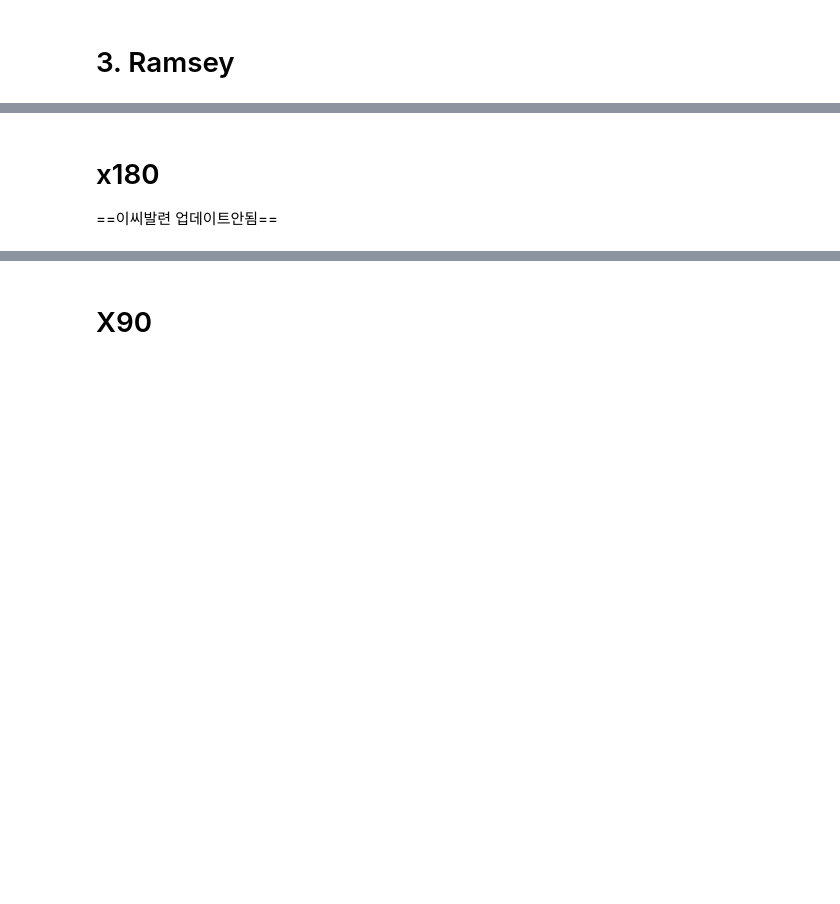
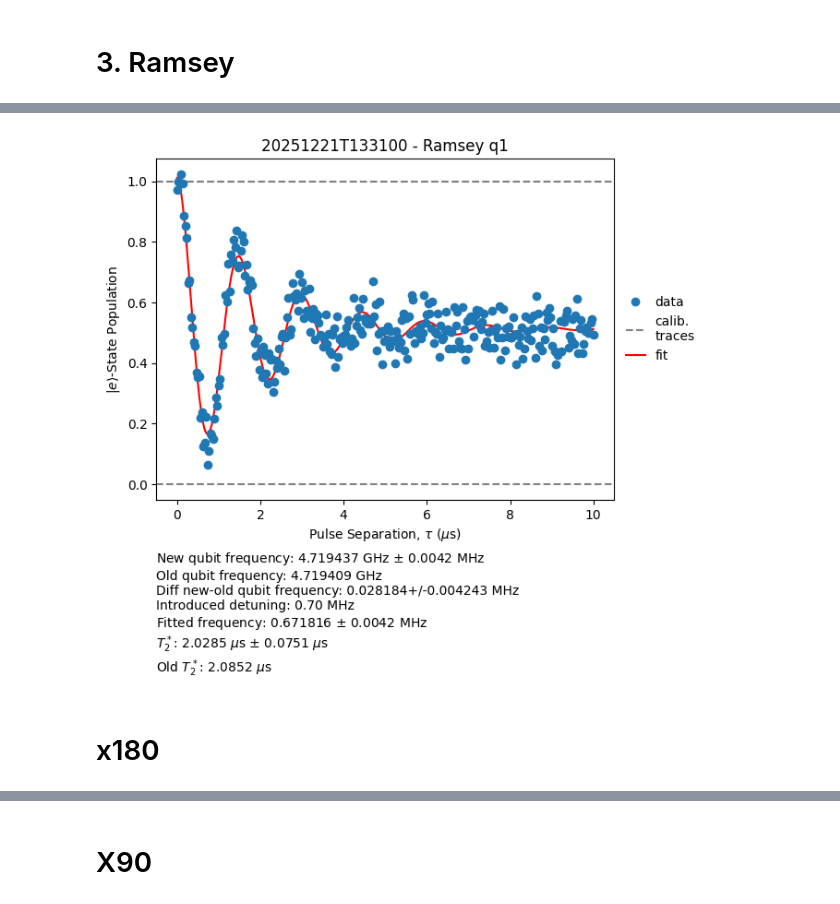
Before and after one commit to yalgaeahn/qubit-experiment, a Jupyter notebook: examples/RIP_CHARACTERIZATION.ipynb, the cells around one changed output, grey strips where cells are left out. Cells and saved outputs as stored; diff of their text form; code cells hidden in the pictures; blank space fills up the shorter version.

Commit message:
20sibal (#18)
* modifying_ramsey (#15)

* iq_blob GMM added (#16)

* SSSIBAl (#17)

* ssssibal

* gaessibal

* sibal

* from linux

```diff
--- a/examples/RIP_CHARACTERIZATION.ipynb
+++ b/examples/RIP_CHARACTERIZATION.ipynb
@@ -351,6 +405,9 @@ qubit_spec_result
 qubit_spec_result.tasks['analysis_workflow'].tasks['plot_qubit_spectroscopy'].output['q1']
 # %% [markdown]
 # T1
+# %%
+qubits[0].parameters.readout_length
+qubits[0].parameters.readout_integration_length =
 # %%
 from laboneq_applications.experiments import lifetime_measurement
 
@@ -380,10 +442,5 @@ t1 = lifetime_measurement.experiment_workflow(
 t1_result = t1.run()
 # %% [markdown]
 # 2. Rabi
-# %%
-qubits[5].parameters.ge_drive_length = 64e-9
-qubits[5].transition_parameters()
-# %%
-qubits[5].parameters.ge_drive_length = 128e-9
 # %% [markdown]
 ## 2.1 Rabi Amplitude
@@ -512,13 +587,16 @@ qubits[0].parameters
+# %%
+qubits[0].parameters.ge_drive_length = 64e-9
 # %%
 from experiments import ramsey
 
-q = qubits[0]
+q = qubits[1]
 temporary_parameters = {}
 temp_pars =deepcopy(q.parameters)
+#temp_pars.resonance_frequency_ge = 4.9528e9
 temporary_parameters[q.uid] = temp_pars
 #######################################################################
 delays = np.linspace(0,10e-6,301)
-detunings = 0.5e6,
+detunings = 0.7e6,
 pprint(q.readout_parameters())
 #######################################################################
 options = ramsey.experiment_workflow.options()
@@ -538,6 +616,7 @@ ramsey_wf = ramsey.experiment_workflow(
 ramsey_result = ramsey_wf.run()
 #qubit_spec_compiled = session.compile(amplitude_rabi.create_experiment(qpu=qpu,qubit=q,amplitudes=amplitudes, options=options))
 print(ramsey_result.tasks['analysis_workflow'].output)
+ramsey_result.tasks['analysis_workflow'].tasks['plot_population'].output['q1']
 # %% [output]
 ('measure',
  {'amplitude': 0.7,
@@ -559,4 +638,3 @@ print(ramsey_result.tasks['analysis_workflow'].output)
+[figure, added]
 # %% [markdown]
 # x180
-
-==이씨발련 업데이트안됨==
```
Also changed, not shown: parts of 24 cells of this notebook, 23 other files.
